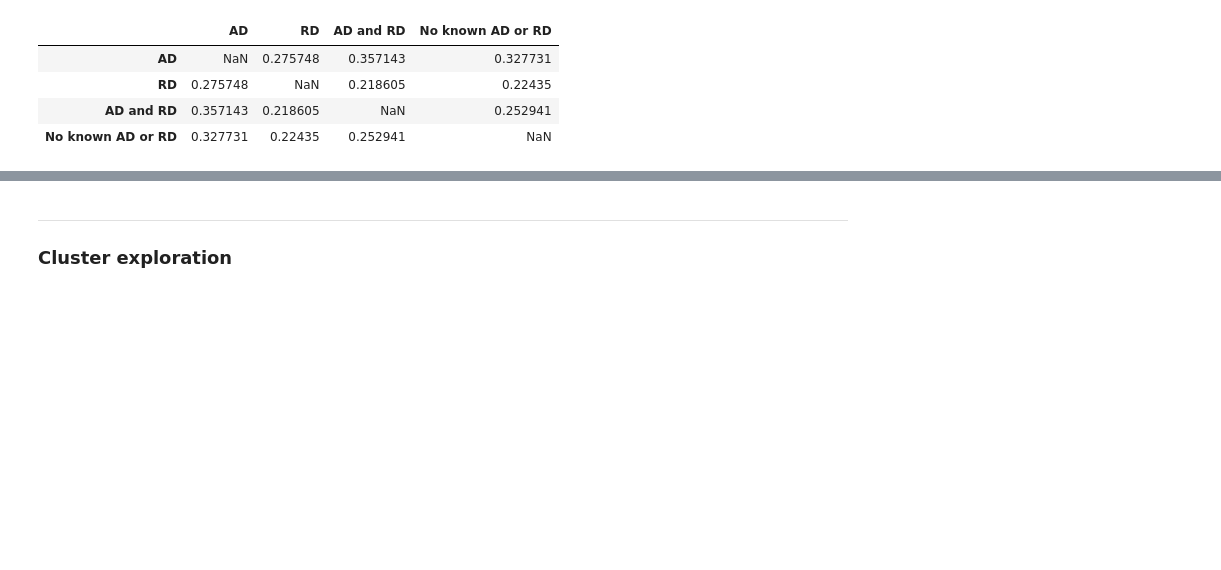
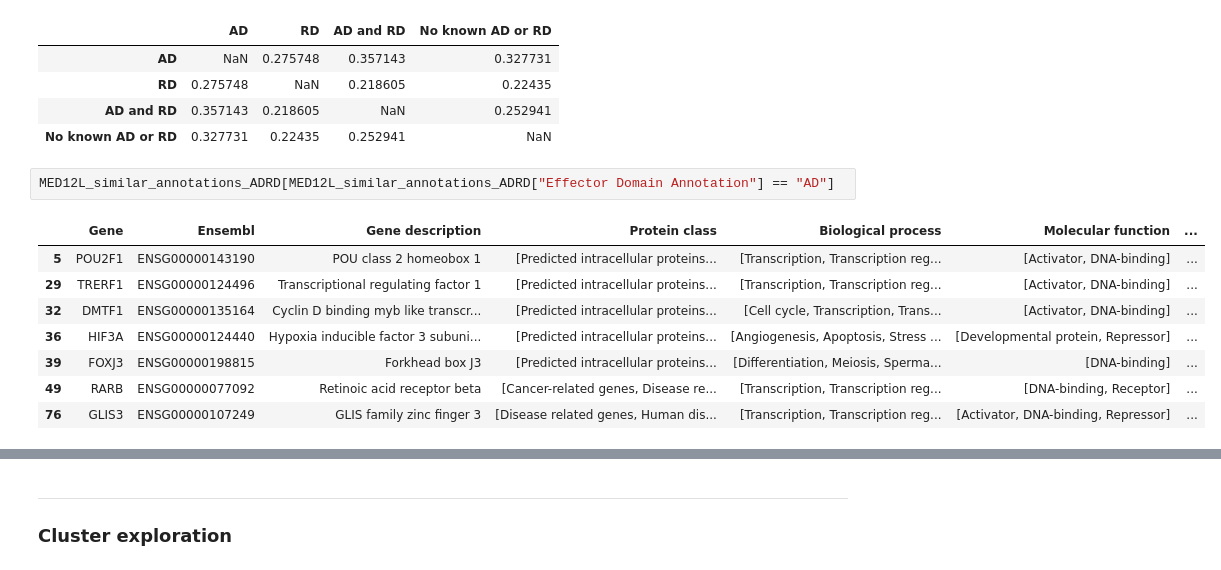
Before and after one commit to kinseylong/StallerRotation, a Jupyter notebook: cofactors_humanproteinatlas/mediator_exploration.ipynb, the cells around one changed output, grey strips where cells are left out. Saved outputs shown, nothing was run; the diff lists cells and outputs as text; blank space fills up the shorter version.

```diff
--- a/cofactors_humanproteinatlas/mediator_exploration.ipynb
+++ b/cofactors_humanproteinatlas/mediator_exploration.ipynb
@@ -689,3 +687,14 @@ ks_matrix_closest_TFs
 | RD | 0.275748 | NaN | 0.218605 | 0.22435 |
 | AD and RD | 0.357143 | 0.218605 | NaN | 0.252941 |
 | No known AD or RD | 0.327731 | 0.22435 | 0.252941 | NaN |
+# %%
+MED12L_similar_annotations_ADRD[MED12L_similar_annotations_ADRD["Effector Domain Annotation"] == "AD"]
+# %% [output]
+|  | Gene | Ensembl | Gene description | Protein class | Biological process | Molecular function | ... |
+| 5 | POU2F1 | ENSG00000143190 | POU class 2 homeobox 1 | [Predicted intracellular proteins... | [Transcription, Transcription reg... | [Activator, DNA-binding] | ... |
+| 29 | TRERF1 | ENSG00000124496 | Transcriptional regulating factor 1 | [Predicted intracellular proteins... | [Transcription, Transcription reg... | [Activator, DNA-binding] | ... |
+| 32 | DMTF1 | ENSG00000135164 | Cyclin D binding myb like transcr... | [Predicted intracellular proteins... | [Cell cycle, Transcription, Trans... | [Activator, DNA-binding] | ... |
+| 36 | HIF3A | ENSG00000124440 | Hypoxia inducible factor 3 subuni... | [Predicted intracellular proteins... | [Angiogenesis, Apoptosis, Stress ... | [Developmental protein, Repressor] | ... |
+| 39 | FOXJ3 | ENSG00000198815 | Forkhead box J3 | [Predicted intracellular proteins... | [Differentiation, Meiosis, Sperma... | [DNA-binding] | ... |
+| 49 | RARB | ENSG00000077092 | Retinoic acid receptor beta | [Cancer-related genes, Disease re... | [Transcription, Transcription reg... | [DNA-binding, Receptor] | ... |
+| 76 | GLIS3 | ENSG00000107249 | GLIS family zinc finger 3 | [Disease related genes, Human dis... | [Transcription, Transcription reg... | [Activator, DNA-binding, Repressor] | ... |
```
Also changed, not shown: parts of 4 cells of this notebook, 6 other files.
